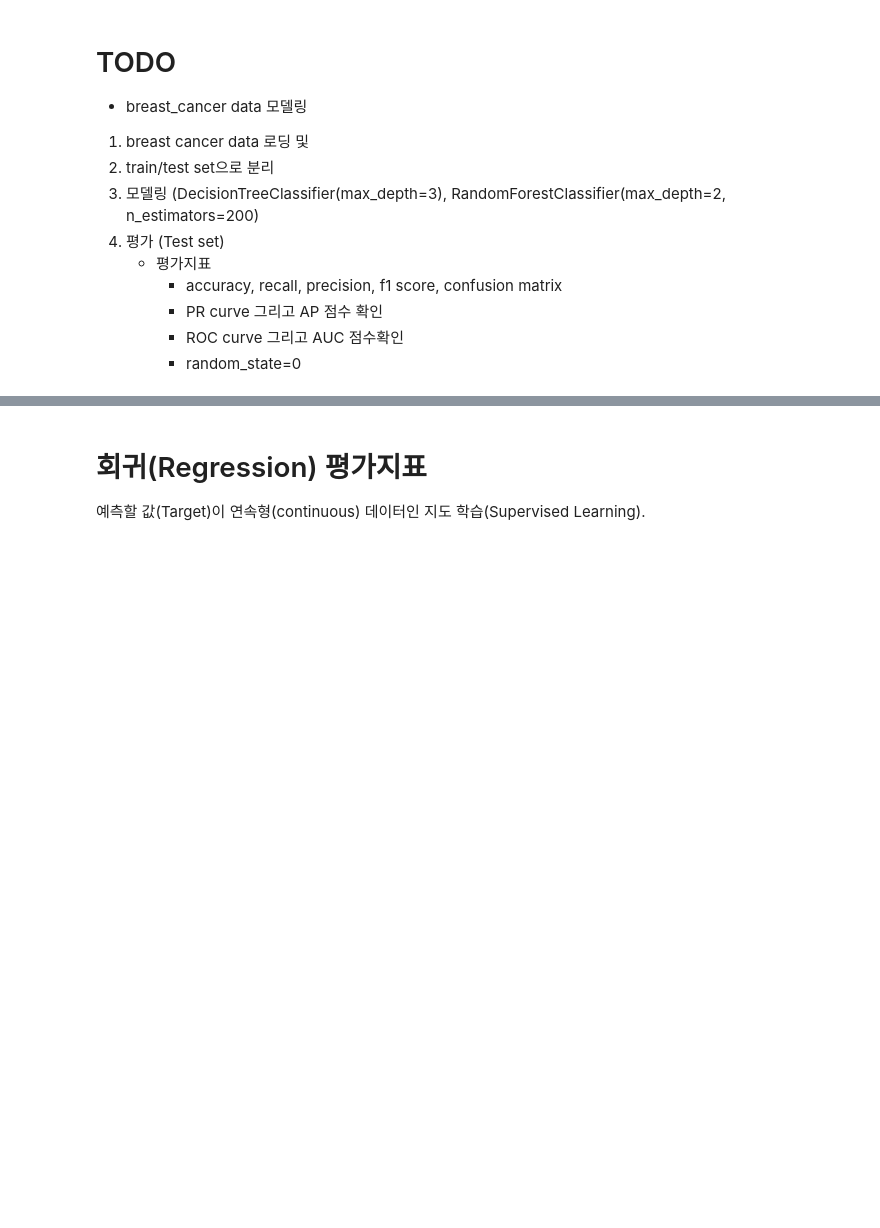
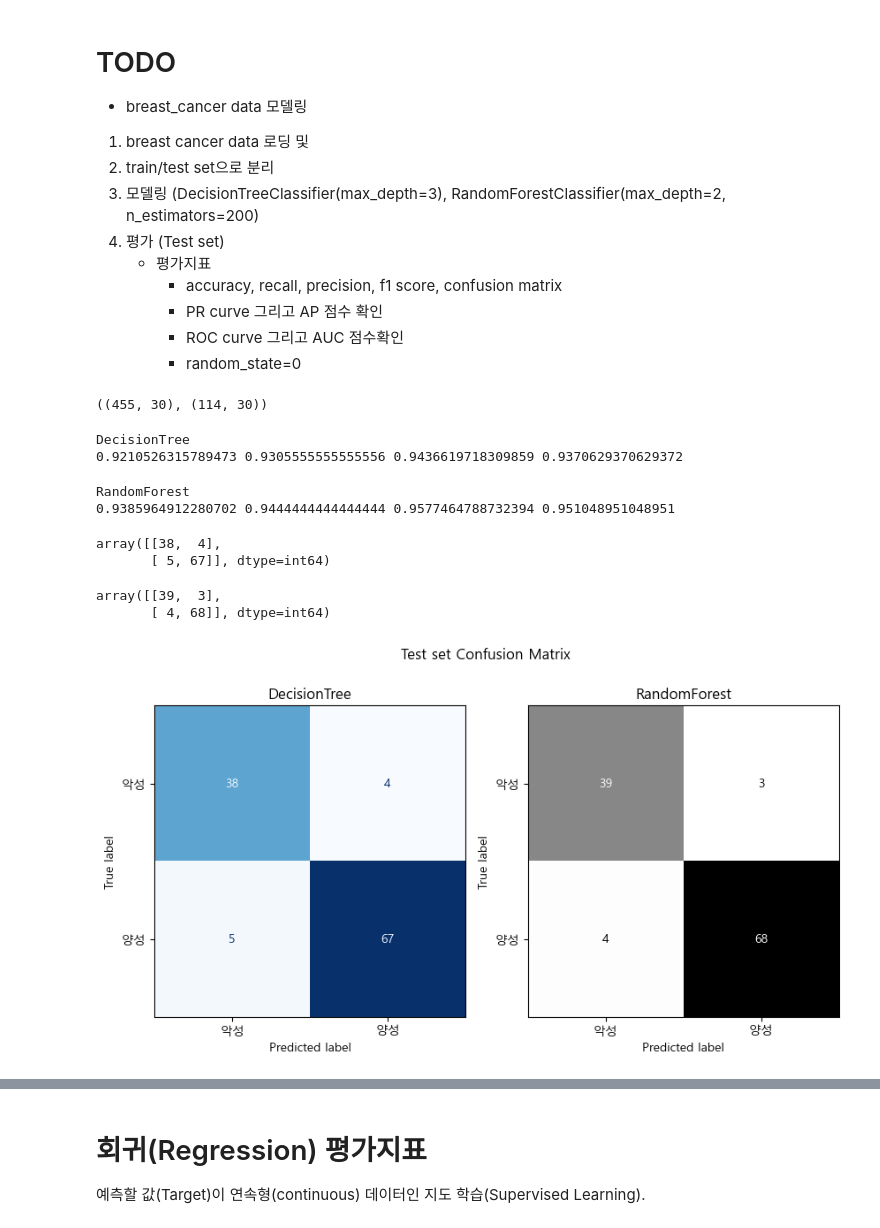
Before and after one commit to aaingyunii/Bootcamp_ML, a Jupyter notebook: 05_평가지표_.ipynb, the cells around one changed output, grey strips where cells are left out. Saved outputs shown, nothing was run; the diff lists cells and outputs as text; code cells hidden in the pictures; blank space fills up the shorter version.

```diff
--- a/05_평가지표_.ipynb
+++ b/05_평가지표_.ipynb
@@ -1091,0 +1107,75 @@ auc_tree, auc_rfc
+# %%
+# 데이터 로딩
+X, y = load_breast_cancer(return_X_y=True)
+
+# Train/Test set 분리
+X_train, X_test, y_train, y_test = train_test_split(X, y, test_size=0.2,
+                                                   stratify=y, random_state=0)
+X_train.shape, X_test.shape
+# %% [output]
+((455, 30), (114, 30))
+# %%
+# 모델링
+## 모델생성
+tree = DecisionTreeClassifier(max_depth=3, random_state=0)
+rfc = RandomForestClassifier(max_depth=2, n_estimators=200, random_state=0)
+
+## 학습
+tree.fit(X_train, y_train)
+rfc.fit(X_train, y_train)
+
+## 검증
+### 추론
+# predict() : 추정 label을 반환
+pred_test_tree = tree.predict(X_test)
+pred_test_rfc = rfc.predict(X_test)
+
+# predict_proba() : 추정 (class별) 확률을 반환, [:,1] -> 슬라이싱을 통해 "1"(positive)에 대한 확률 값들을 불러옴.
+pos_test_tree = tree.predict_proba(X_test)[:, 1]
+pos_test_rfc = rfc.predict_proba(X_test)[:, 1]
+# %%
+### 평가
+print("DecisionTree")
+print(accuracy_score(y_test, pred_test_tree),
+      recall_score(y_test, pred_test_tree),
+      precision_score(y_test, pred_test_tree),
+      f1_score(y_test, pred_test_tree))
+# %% [output]
+DecisionTree
+0.9210526315789473 0.9305555555555556 0.9436619718309859 0.9370629370629372
+# %%
+print("RandomForest")
+print(accuracy_score(y_test, pred_test_rfc),
+      recall_score(y_test, pred_test_rfc),
+      precision_score(y_test, pred_test_rfc),
+      f1_score(y_test, pred_test_rfc))
+# %% [output]
+RandomForest
+0.9385964912280702 0.9444444444444444 0.9577464788732394 0.951048951048951
+# %%
+confusion_matrix(y_test,pred_test_tree)
+# %% [output]
+array([[38,  4],
+       [ 5, 67]], dtype=int64)
+# %%
+confusion_matrix(y_test,pred_test_rfc)
+# %% [output]
+array([[39,  3],
+       [ 4, 68]], dtype=int64)
+# %%
+# Confusion Matrix
+fig = plt.figure(figsize=(10, 5))
+ax1 = fig.add_subplot(1, 2, 1)
+ax2 = fig.add_subplot(1, 2, 2)
+cm1 = confusion_matrix(y_test, pred_test_tree)
+cm2 = confusion_matrix(y_test, pred_test_rfc)
+disp1 = ConfusionMatrixDisplay(cm1, display_labels=['악성', '양성'])
+disp2 = ConfusionMatrixDisplay(cm2, display_labels=['악성', '양성'])
+disp1.plot(cmap='Blues', ax=ax1, colorbar=False)
+disp2.plot(cmap='Greys', ax=ax2, colorbar=False)
+ax1.set_title('DecisionTree')
+ax2.set_title('RandomForest')
+fig.suptitle("Test set Confusion Matrix")
+plt.show()
+# %% [output]
+[figure, added]
```
Also changed, not shown: parts of 9 cells of this notebook.
